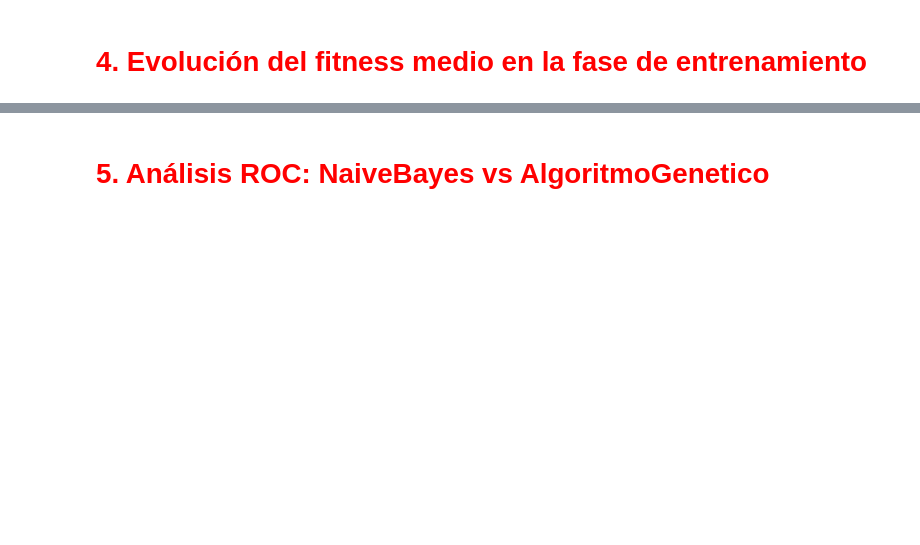
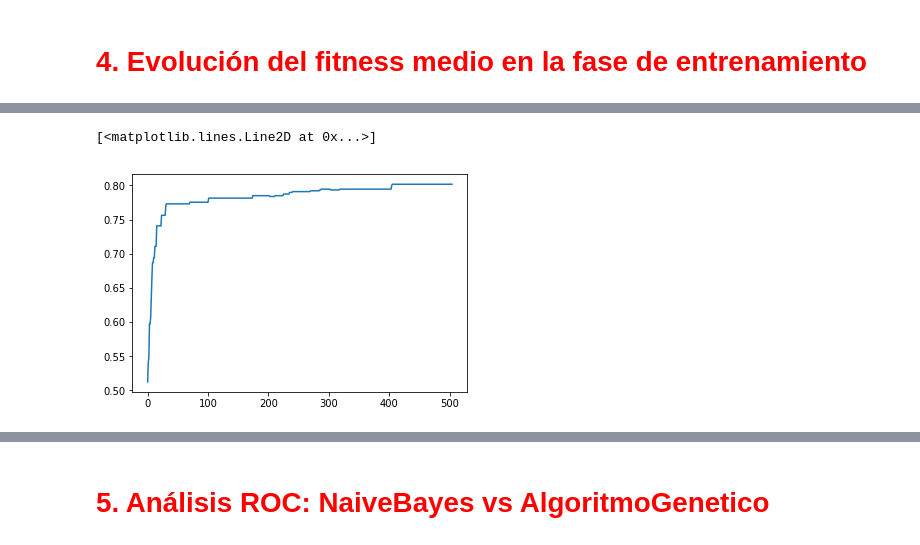
Before and after one commit to AlejandroSantorum/MachineLearning_Assignments, a Jupyter notebook: Assignment3/test_GA.ipynb, the cells around one changed output, grey strips where cells are left out. Cells and saved outputs as stored; diff of their text form; code cells hidden in the pictures; blank space fills up the shorter version.

```diff
--- a/Assignment3/test_GA.ipynb
+++ b/Assignment3/test_GA.ipynb
@@ -1257,0 +1343,5 @@ print(results_dict)
+# %%
+plt.plot(range(len(best_sol_titanic.best_fitness_evol)), best_sol_titanic.best_fitness_evol)
+# %% [output]
+[<matplotlib.lines.Line2D at 0x...>]
+[figure, added]
```
Also changed, not shown: parts of 11 cells of this notebook.
